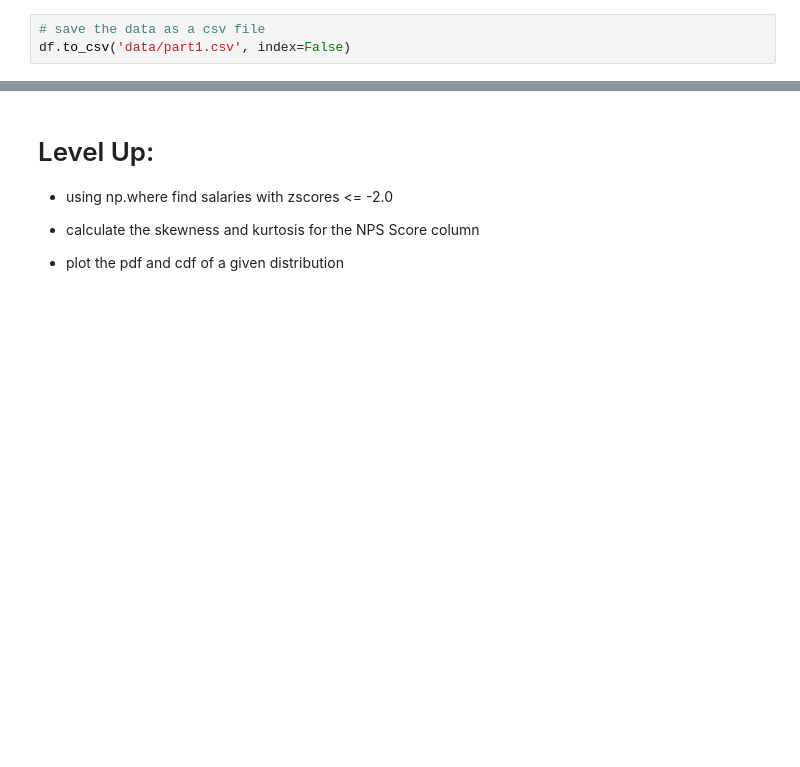
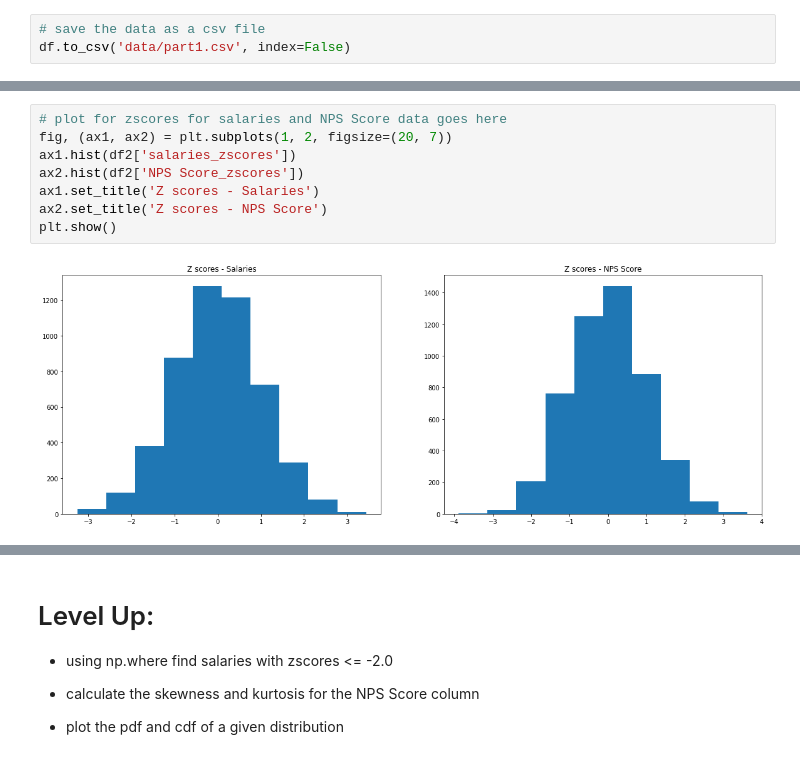
Before and after one commit to adcm2292/topic11-topic13-assessment, a Jupyter notebook: assessment.ipynb, the cells around one changed output, grey strips where cells are left out. Saved outputs shown, nothing was run; the diff lists cells and outputs as text; blank space fills up the shorter version.

```diff
--- a/assessment.ipynb
+++ b/assessment.ipynb
@@ -141,3 +132,13 @@ see image below for reference
+# %%
+# plot for zscores for salaries and NPS Score data goes here
+fig, (ax1, ax2) = plt.subplots(1, 2, figsize=(20, 7))
+ax1.hist(df2['salaries_zscores'])
+ax2.hist(df2['NPS Score_zscores'])
+ax1.set_title('Z scores - Salaries')
+ax2.set_title('Z scores - NPS Score')
+plt.show()
+# %% [output]
+[figure, added]
 # %% [markdown]
 # Part 4 - PMF
 using the column 'eventOutcomes'
```
Also changed, not shown: parts of 15 cells of this notebook, 5 other files.
